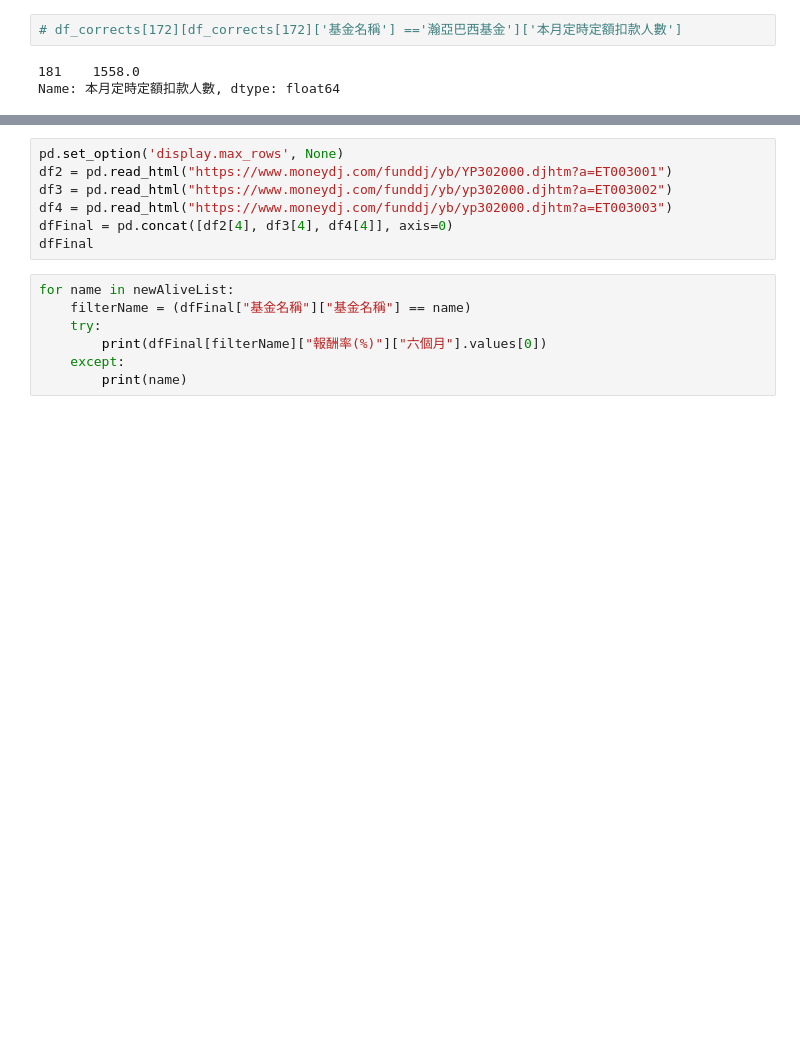
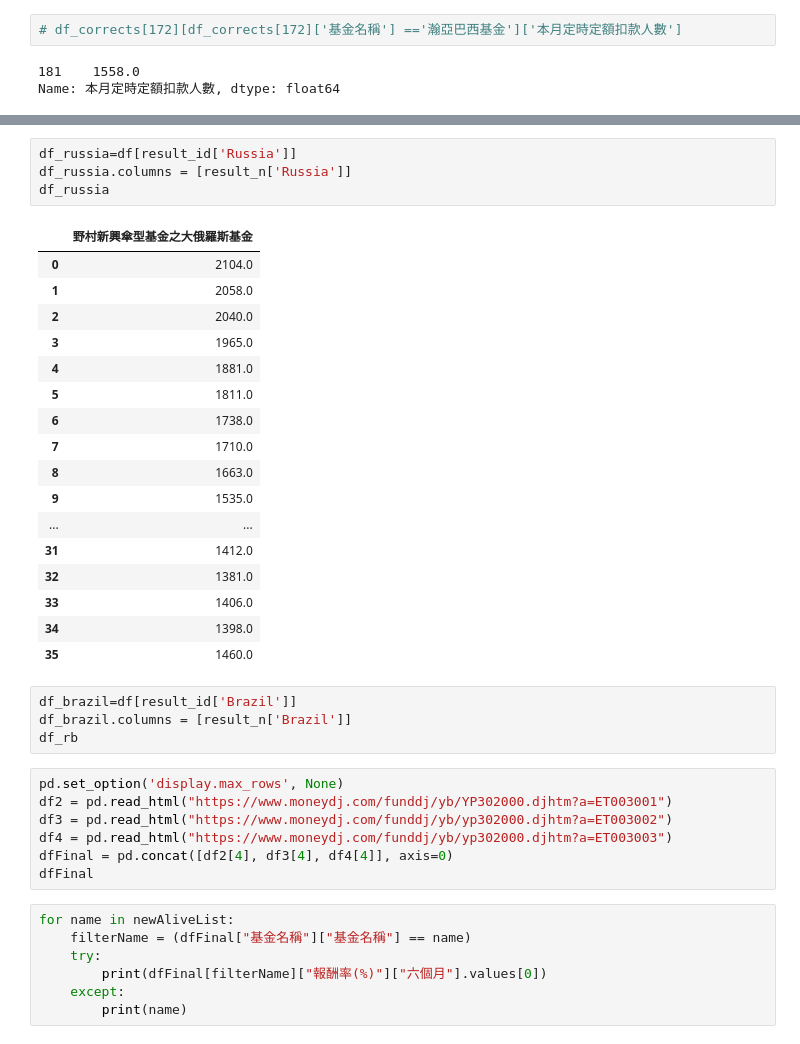
Before and after one commit to Jtrue27/Fintech-TM-ML, a Jupyter notebook: 定期定額資料爬蟲/data_preprocessing.ipynb, the cells around one changed output, grey strips where cells are left out. Saved outputs shown, nothing was run; the diff lists cells and outputs as text; blank space fills up the shorter version.

```diff
--- a/定期定額資料爬蟲/data_preprocessing.ipynb
+++ b/定期定額資料爬蟲/data_preprocessing.ipynb
@@ -526,3 +563,29 @@ len(hybr)
+# %%
+df_russia=df[result_id['Russia']]
+df_russia.columns = [result_n['Russia']]
+df_russia
+# %% [output]
+|  | 野村新興傘型基金之大俄羅斯基金 |
+| 0 | 2104.0 |
+| 1 | 2058.0 |
+| 2 | 2040.0 |
+| 3 | 1965.0 |
+| 4 | 1881.0 |
+| 5 | 1811.0 |
+| 6 | 1738.0 |
+| 7 | 1710.0 |
+| 8 | 1663.0 |
+| 9 | 1535.0 |
+| ... | ... |
+| 31 | 1412.0 |
+| 32 | 1381.0 |
+| 33 | 1406.0 |
+| 34 | 1398.0 |
+| 35 | 1460.0 |
+# %%
+df_brazil=df[result_id['Brazil']]
+df_brazil.columns = [result_n['Brazil']]
+df_rb
 # %%
 pd.set_option('display.max_rows', None)
 df2 = pd.read_html("https://www.moneydj.com/funddj/yb/YP302000.djhtm?a=ET003001")
```
Also changed, not shown: parts of 18 cells of this notebook.
